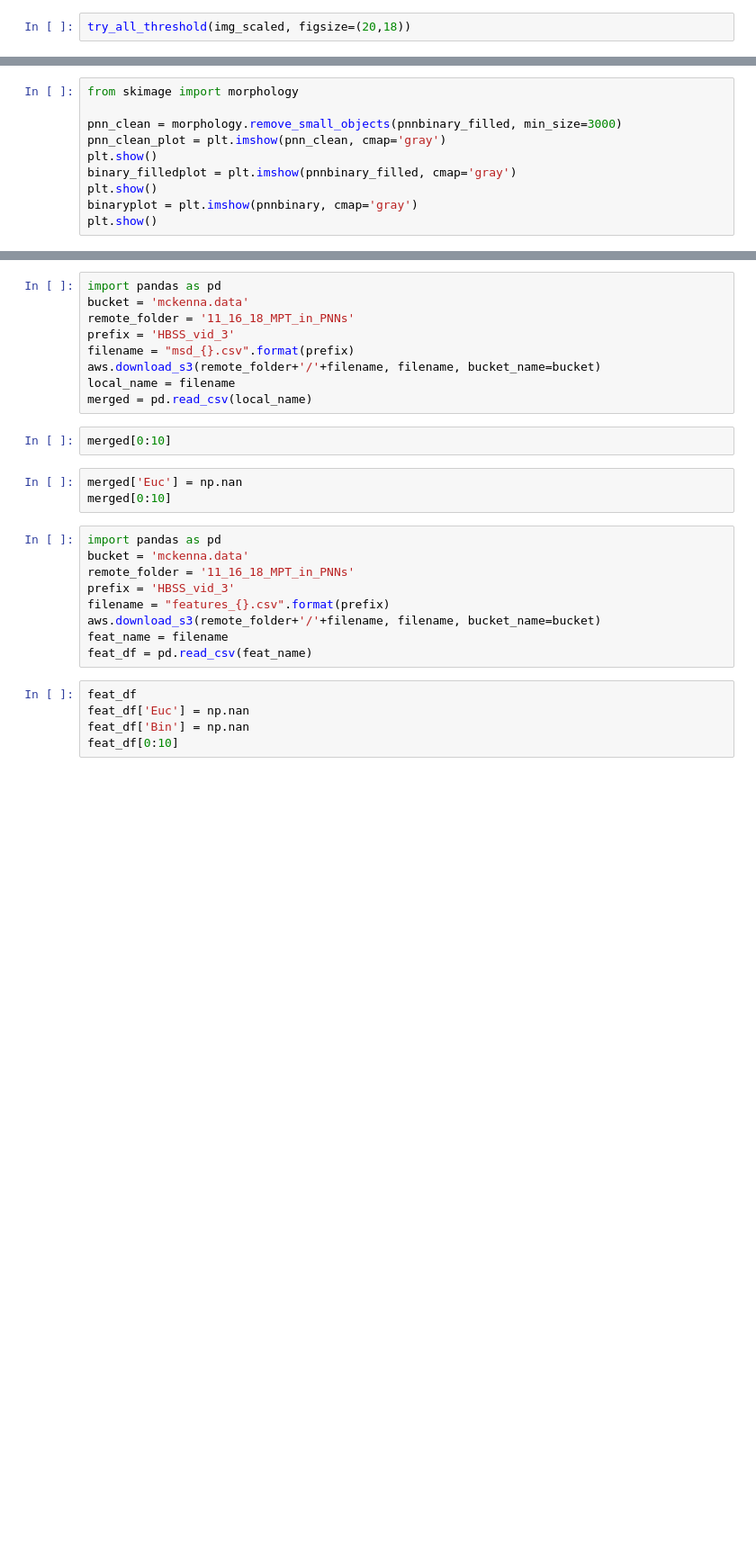
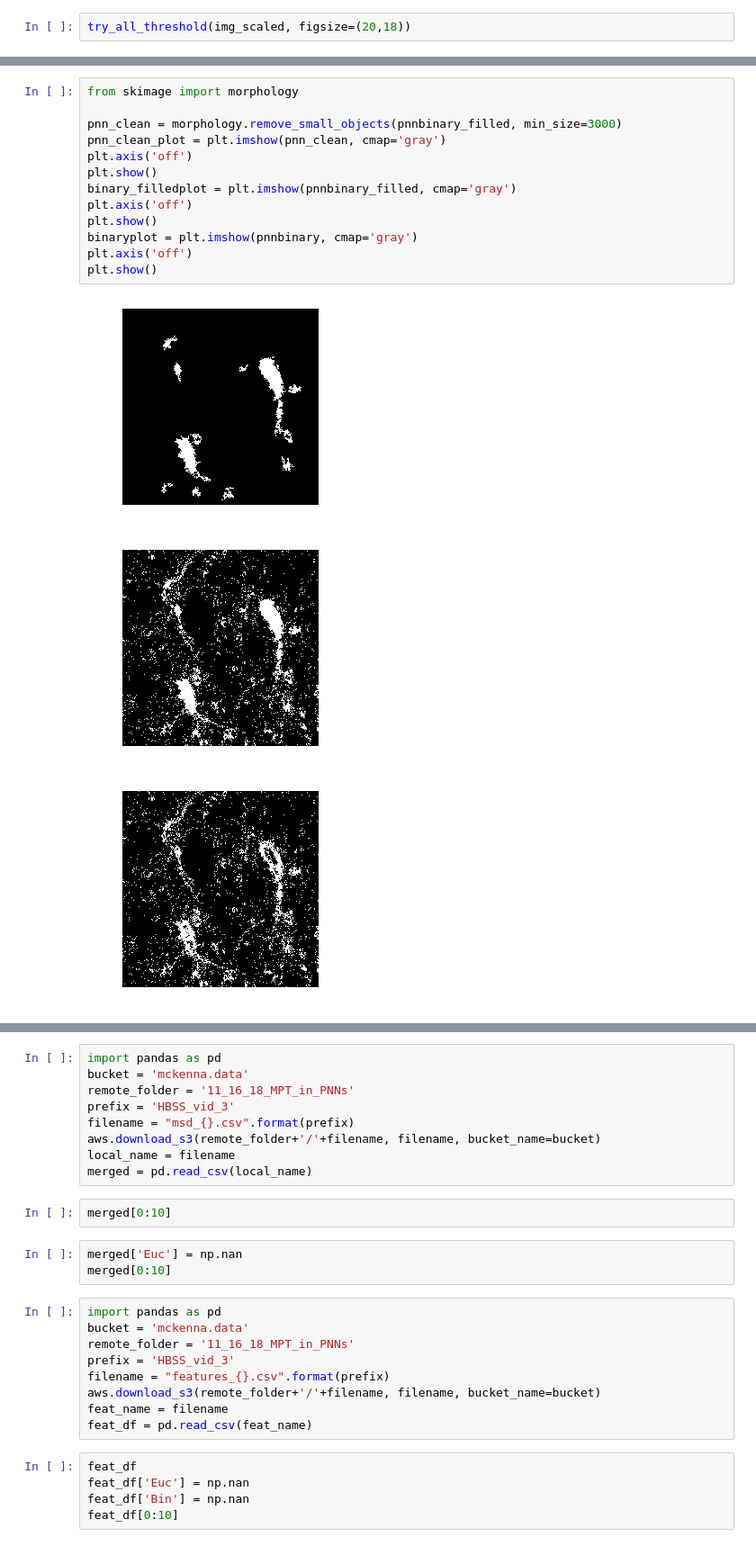
Before and after one commit to Nance-Lab/diff_classifier, a Jupyter notebook: notebooks/development/PNN_binning_example_workthrough.ipynb, the cells around one changed output, grey strips where cells are left out. Shown at 90% size. Cells and saved outputs as stored; diff of their text form; blank space fills up the shorter version.

```diff
--- a/notebooks/development/PNN_binning_example_workthrough.ipynb
+++ b/notebooks/development/PNN_binning_example_workthrough.ipynb
@@ -225,13 +236,20 @@ plt.show()
 # %%
 from skimage import morphology
 
 pnn_clean = morphology.remove_small_objects(pnnbinary_filled, min_size=3000)
 pnn_clean_plot = plt.imshow(pnn_clean, cmap='gray')
+plt.axis('off')
 plt.show()
 binary_filledplot = plt.imshow(pnnbinary_filled, cmap='gray')
+plt.axis('off')
 plt.show()
 binaryplot = plt.imshow(pnnbinary, cmap='gray')
+plt.axis('off')
 plt.show()
+# %% [output]
+[figure, added]
+[figure, added]
+[figure, added]
 # %%
 from scipy.ndimage.morphology import distance_transform_edt as Euclidean
 
```
Also changed, not shown: parts of 11 cells of this notebook, 2 other files.
